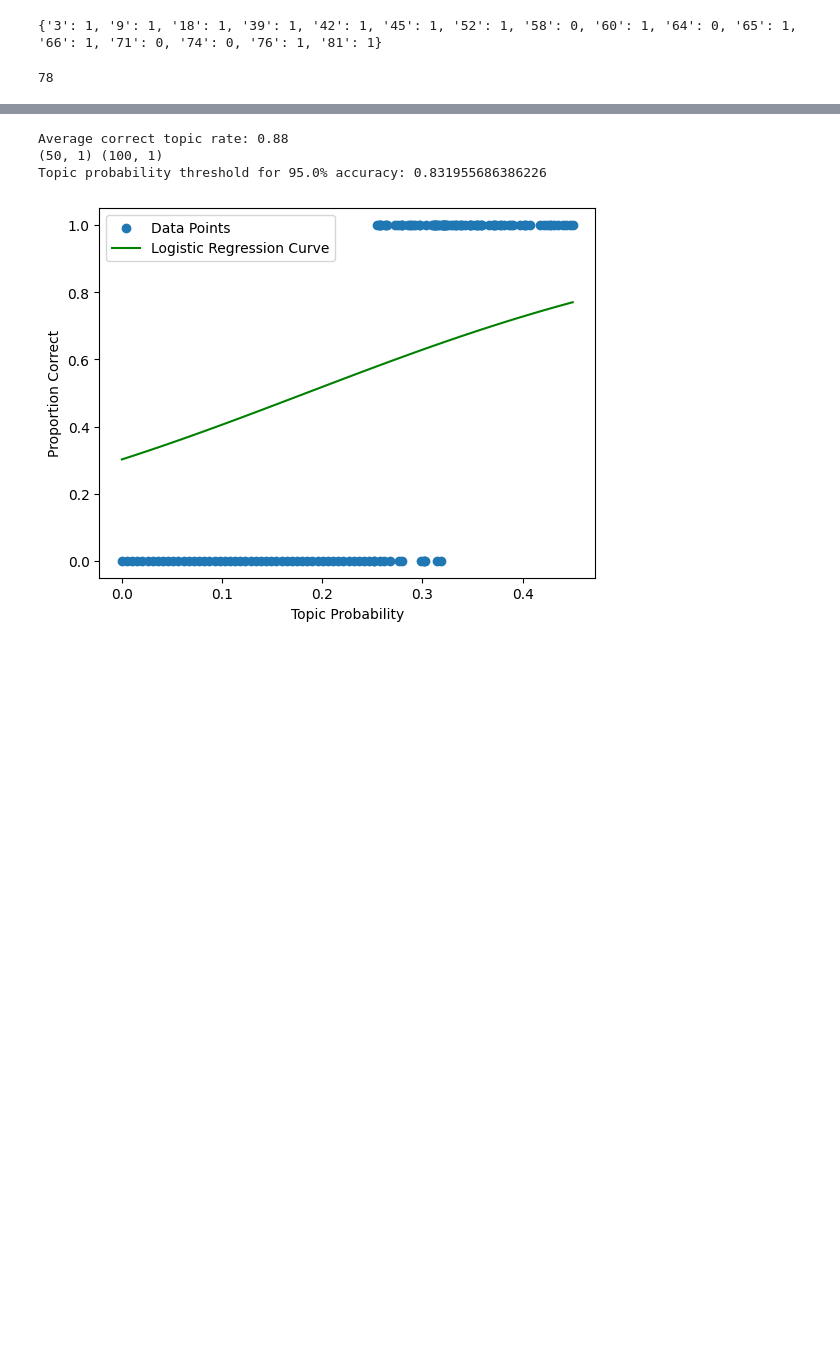
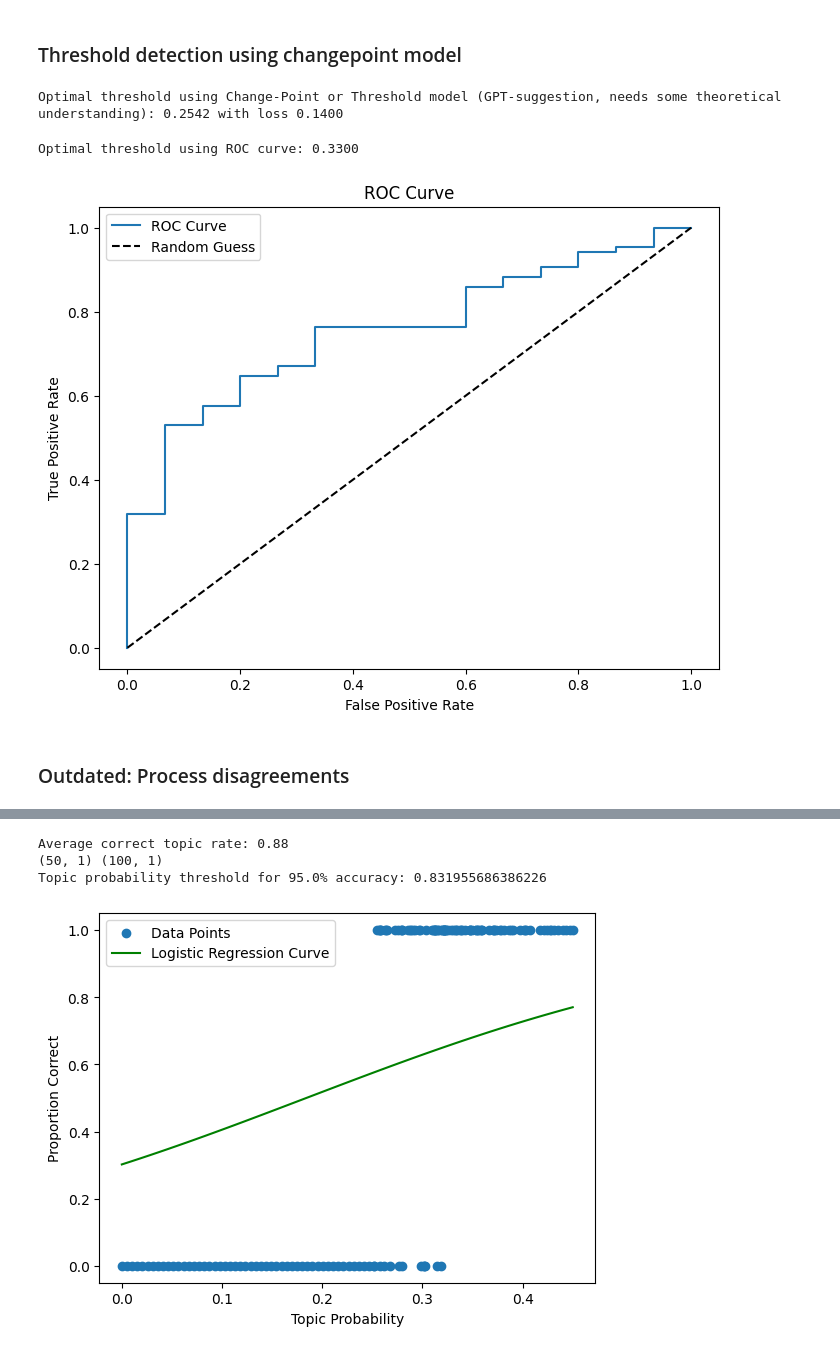
Before and after one commit to derkleinejakob/dataliteracy25, a Jupyter notebook: scripts/lda/lda_find_threshold.ipynb, the cells around one changed output, grey strips where cells are left out. Cells and saved outputs as stored; diff of their text form; code cells hidden in the pictures; blank space fills up the shorter version.

```diff
--- a/scripts/lda/lda_find_threshold.ipynb
+++ b/scripts/lda/lda_find_threshold.ipynb
@@ -110 +11,48 @@ disagreements = np.array([np.abs(r1 - r2) for r1, r2 in zip(ratings, ratings_qui
+# %%
+INPUT_PATH = "ratings.json"
+# %%
+ratings_dict = json.load(open(INPUT_PATH))
+ratings = ratings_dict["ratings_merged"]
+probabilities = ratings_dict["probabilities"]
+# %%
+X = np.array(probabilities).reshape(-1, 1)
+y = np.array(ratings)
+# %% [markdown]
+### Threshold detection using changepoint model
+# %%
+xs = X.ravel()
+ys = y.ravel()
+
+candidates = np.unique(xs)
+losses = []
+
+for t in candidates:
+    pred = (xs >= t).astype(int)
+    losses.append(np.mean(pred != ys))
+
+threshold = candidates[np.argmin(losses)]
+
+print(f"Optimal threshold using Change-Point or Threshold model: {threshold:.4f} with loss {min(losses):.4f}")
+# %% [output]
+Optimal threshold using Change-Point or Threshold model (GPT-suggestion, needs some theoretical understanding): 0.2542 with loss 0.1400
+# %%
+fpr, tpr, thresholds = roc_curve(y, X)
+best = np.argmax(tpr - fpr)
+threshold = thresholds[best]
+print(f"Optimal threshold using ROC curve: {threshold:.4f}")
+# plot ROC curve
+plt.figure(figsize=(8, 6))
+fpr, tpr, _ = roc_curve(y, X)
+plt.plot(fpr, tpr, label='ROC Curve')
+plt.plot([0, 1], [0, 1], 'k--', label='Random Guess')
+plt.xlabel('False Positive Rate')
+plt.ylabel('True Positive Rate')
+plt.title('ROC Curve')
+plt.legend()
+plt.show()
+# %% [output]
+Optimal threshold using ROC curve: 0.3300
+[figure, added]
+# %% [markdown]
+### Outdated: Process disagreements
 # %%
@@ -127,4 +85,0 @@ for sample_index, r in sampled[disagreements == 1].iterrows():
-# %%
-print(new_ratings)
-# %% [output]
-{'3': 1, '9': 1, '18': 1, '39': 1, '42': 1, '45': 1, '52': 1, '58': 0, '60': 1, '64': 0, '65': 1, '66': 1, '71': 0, '74': 0, '76': 1, '81': 1}
@@ -135,4 +85,0 @@ for i, new_rating in new_ratings.items():
-# %%
-sum(ratings)
-# %% [output]
-78
```
Also changed, not shown: parts of 22 cells of this notebook, 2 other files.
